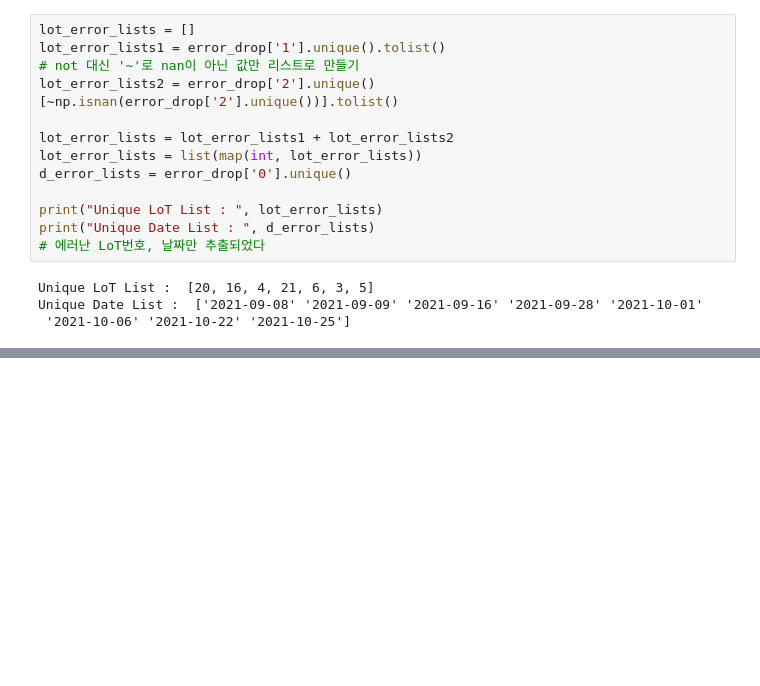
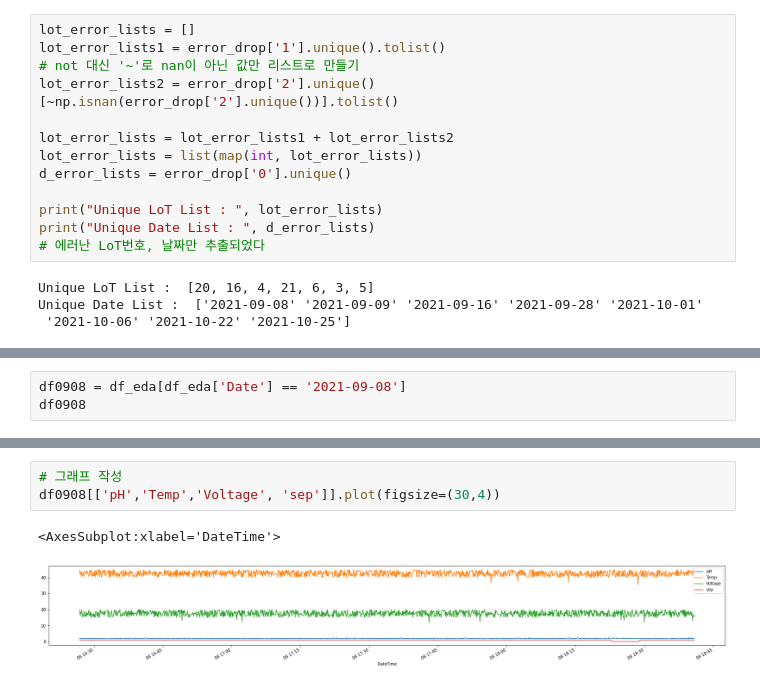
Before and after one commit to och5351/Bigdata_busan, a Jupyter notebook: csy/EDA.ipynb, the cells around one changed output, grey strips where cells are left out. Drawn from its saved outputs; the diff is of its cells as text; blank space fills up the shorter version.

```diff
--- a/csy/EDA.ipynb
+++ b/csy/EDA.ipynb
@@ -282,0 +447,3 @@ Unique Date List :  ['2021-09-08' '2021-09-09' '2021-09-16' '2021-09-28' '2021-1
+# %%
+df0908 = df_eda[df_eda['Date'] == '2021-09-08']
+df0908
@@ -282,0 +465,6 @@ Unique Date List :  ['2021-09-08' '2021-09-09' '2021-09-16' '2021-09-28' '2021-1
+# %%
+# 그래프 작성
+df0908[['pH','Temp','Voltage', 'sep']].plot(figsize=(30,4))
+# %% [output]
+<AxesSubplot:xlabel='DateTime'>
+[figure, added]
```
Also changed, not shown: parts of 17 cells of this notebook, 1 other file.
